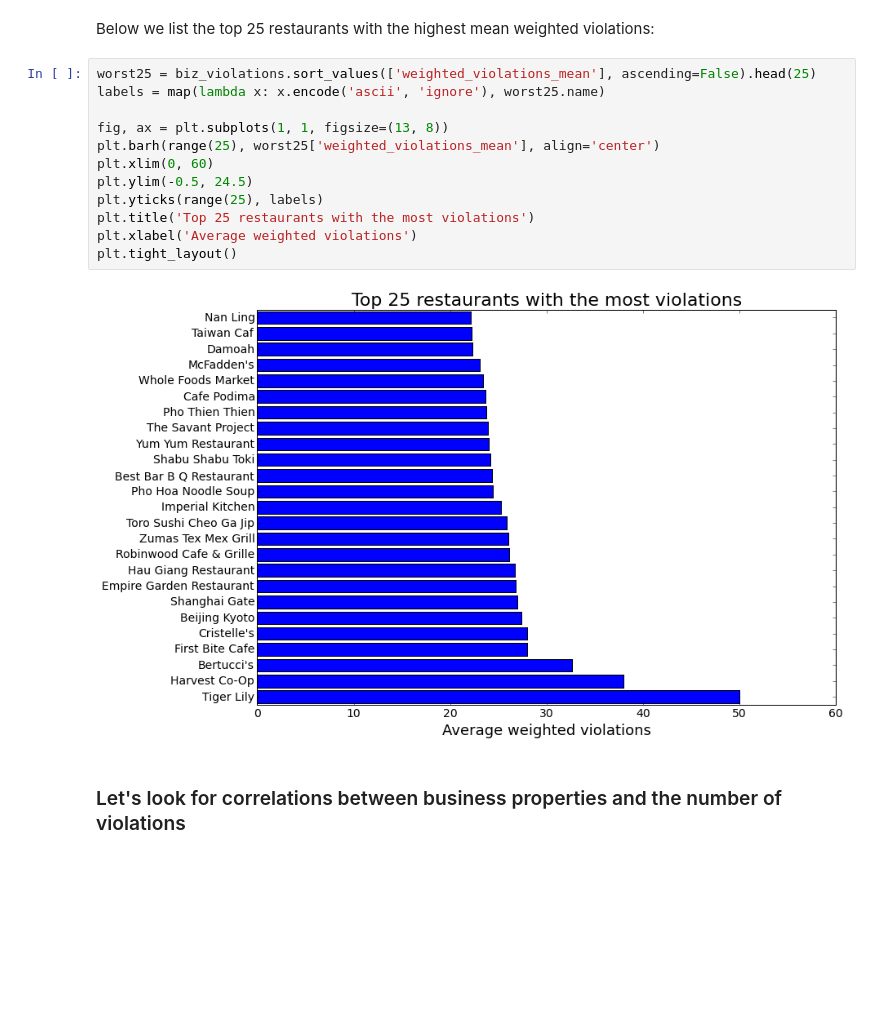
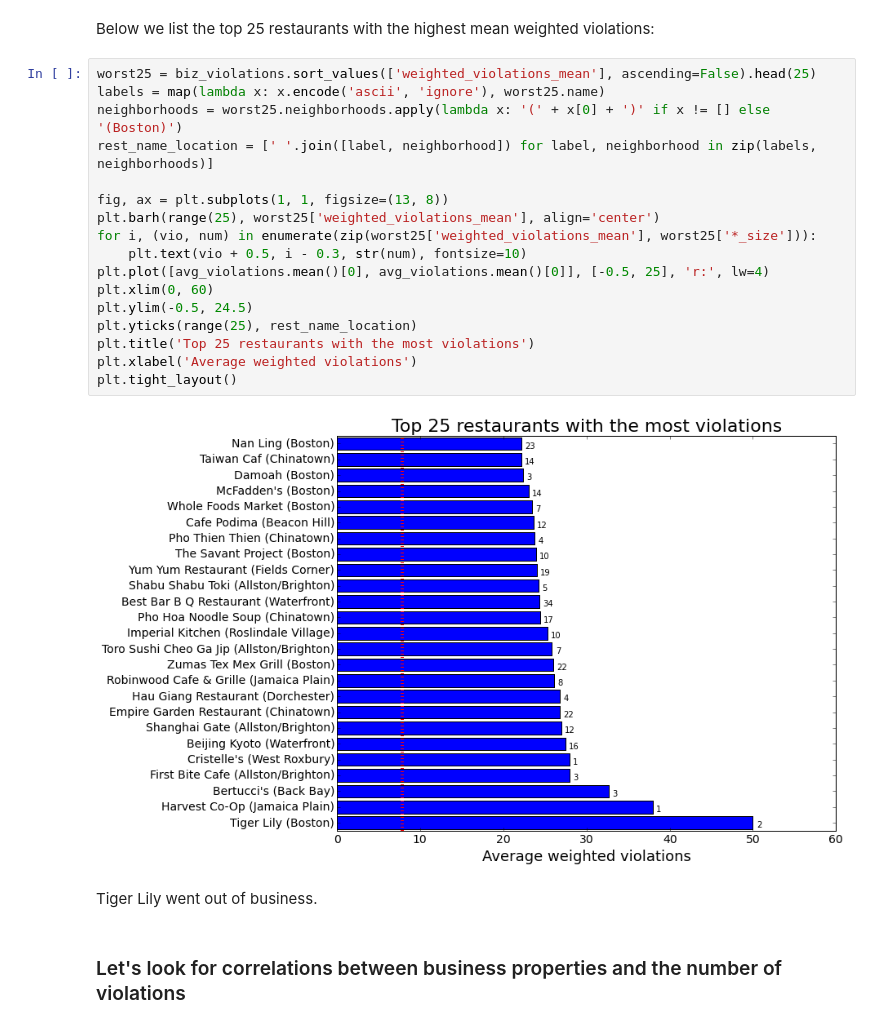
Before and after one commit to jhalverson/data_science, a Jupyter notebook: project_boston_restaurants/part_2_yelp_business_data.ipynb, the cells around one changed output. Cells and saved outputs as stored; diff of their text form; blank space fills up the shorter version.

```diff
--- a/project_boston_restaurants/part_2_yelp_business_data.ipynb
+++ b/project_boston_restaurants/part_2_yelp_business_data.ipynb
@@ -109,17 +110,24 @@ Below we list the top 25 restaurants with the highest mean weighted violations:
 # %%
 worst25 = biz_violations.sort_values(['weighted_violations_mean'], ascending=False).head(25)
 labels = map(lambda x: x.encode('ascii', 'ignore'), worst25.name)
+neighborhoods = worst25.neighborhoods.apply(lambda x: '(' + x[0] + ')' if x != [] else '(Boston)')
+rest_name_location = [' '.join([label, neighborhood]) for label, neighborhood in zip(labels, neighborhoods)]
 
 fig, ax = plt.subplots(1, 1, figsize=(13, 8))
 plt.barh(range(25), worst25['weighted_violations_mean'], align='center')
+for i, (vio, num) in enumerate(zip(worst25['weighted_violations_mean'], worst25['*_size'])):
+    plt.text(vio + 0.5, i - 0.3, str(num), fontsize=10)
+plt.plot([avg_violations.mean()[0], avg_violations.mean()[0]], [-0.5, 25], 'r:', lw=4)
 plt.xlim(0, 60)
 plt.ylim(-0.5, 24.5)
-plt.yticks(range(25), labels)
+plt.yticks(range(25), rest_name_location)
 plt.title('Top 25 restaurants with the most violations')
 plt.xlabel('Average weighted violations')
 plt.tight_layout()
 # %% [output]
-[figure, old version]
+[figure, new version]
+# %% [markdown]
+Tiger Lily went out of business.
 # %% [markdown]
 ### Let's look for correlations between business properties and the number of violations
 # %%
```
Also changed, not shown: parts of 20 cells of this notebook, 2 other files.
